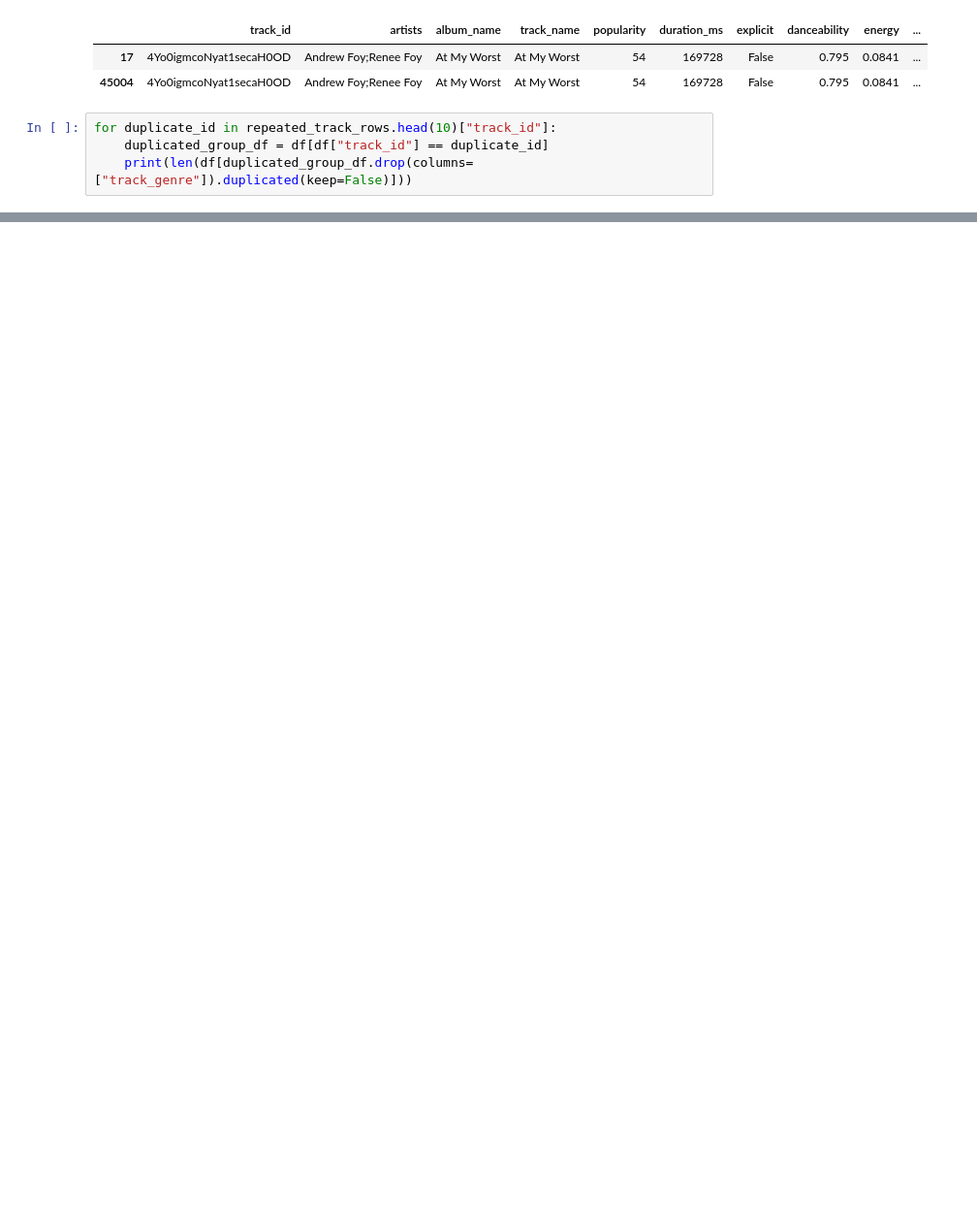
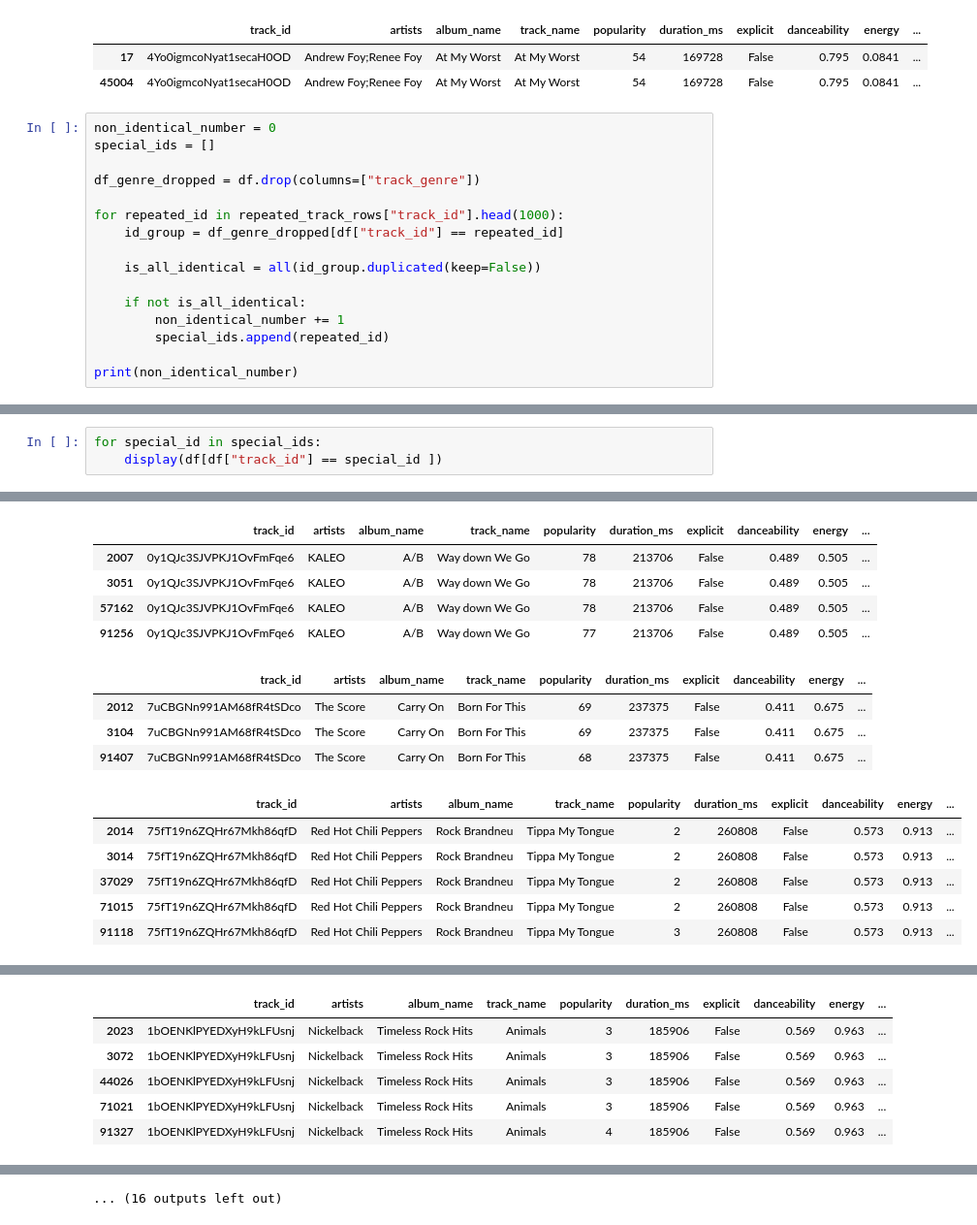
Before and after one commit to yusufarslan0/summer-of-ml-2026, a Jupyter notebook: projects/spotify-data-analysis/notebooks/exploration.ipynb, the cells around one changed output, grey strips where cells are left out. Shown at 97% size. Cells and saved outputs as stored; diff of their text form; blank space fills up the shorter version.

Commit message:
feat: investigate duplicate track IDs during EDA

```diff
--- a/projects/spotify-data-analysis/notebooks/exploration.ipynb
+++ b/projects/spotify-data-analysis/notebooks/exploration.ipynb
@@ -152,7 +152,19 @@ for duplicate_id in repeated_track_rows.head(10)["track_id"]:
 | 17 | 4Yo0igmcoNyat1secaH0OD | Andrew Foy;Renee Foy | At My Worst | At My Worst | 54 | 169728 | False | 0.795 | 0.0841 | ... |
 | 45004 | 4Yo0igmcoNyat1secaH0OD | Andrew Foy;Renee Foy | At My Worst | At My Worst | 54 | 169728 | False | 0.795 | 0.0841 | ... |
 # %%
-for duplicate_id in repeated_track_rows.head(10)["track_id"]:
-    duplicated_group_df = df[df["track_id"] == duplicate_id]
-    print(len(df[duplicated_group_df.drop(columns=["track_genre"]).duplicated(keep=False)]))
+non_identical_number = 0
+special_ids = []
+
+df_genre_dropped = df.drop(columns=["track_genre"])
+
+for repeated_id in repeated_track_rows["track_id"].head(1000):
+    id_group = df_genre_dropped[df["track_id"] == repeated_id]
+
+    is_all_identical = all(id_group.duplicated(keep=False))
+
+    if not is_all_identical:
+        non_identical_number += 1
+        special_ids.append(repeated_id)
+
+print(non_identical_number)
 # %% [output]
@@ -190,0 +176,4 @@ world-music
+# %%
+for special_id in special_ids:
+    display(df[df["track_id"] == special_id ])
+# %% [output]
@@ -190,0 +199,15 @@ world-music
+|  | track_id | artists | album_name | track_name | popularity | duration_ms | explicit | danceability | energy | ... |
+| 2007 | 0y1QJc3SJVPKJ1OvFmFqe6 | KALEO | A/B | Way down We Go | 78 | 213706 | False | 0.489 | 0.505 | ... |
+| 3051 | 0y1QJc3SJVPKJ1OvFmFqe6 | KALEO | A/B | Way down We Go | 78 | 213706 | False | 0.489 | 0.505 | ... |
+| 57162 | 0y1QJc3SJVPKJ1OvFmFqe6 | KALEO | A/B | Way down We Go | 78 | 213706 | False | 0.489 | 0.505 | ... |
+| 91256 | 0y1QJc3SJVPKJ1OvFmFqe6 | KALEO | A/B | Way down We Go | 77 | 213706 | False | 0.489 | 0.505 | ... |
+|  | track_id | artists | album_name | track_name | popularity | duration_ms | explicit | danceability | energy | ... |
+| 2012 | 7uCBGNn991AM68fR4tSDco | The Score | Carry On | Born For This | 69 | 237375 | False | 0.411 | 0.675 | ... |
+| 3104 | 7uCBGNn991AM68fR4tSDco | The Score | Carry On | Born For This | 69 | 237375 | False | 0.411 | 0.675 | ... |
+| 91407 | 7uCBGNn991AM68fR4tSDco | The Score | Carry On | Born For This | 68 | 237375 | False | 0.411 | 0.675 | ... |
+|  | track_id | artists | album_name | track_name | popularity | duration_ms | explicit | danceability | energy | ... |
+| 2014 | 75fT19n6ZQHr67Mkh86qfD | Red Hot Chili Peppers | Rock Brandneu | Tippa My Tongue | 2 | 260808 | False | 0.573 | 0.913 | ... |
+| 3014 | 75fT19n6ZQHr67Mkh86qfD | Red Hot Chili Peppers | Rock Brandneu | Tippa My Tongue | 2 | 260808 | False | 0.573 | 0.913 | ... |
+| 37029 | 75fT19n6ZQHr67Mkh86qfD | Red Hot Chili Peppers | Rock Brandneu | Tippa My Tongue | 2 | 260808 | False | 0.573 | 0.913 | ... |
+| 71015 | 75fT19n6ZQHr67Mkh86qfD | Red Hot Chili Peppers | Rock Brandneu | Tippa My Tongue | 2 | 260808 | False | 0.573 | 0.913 | ... |
+| 91118 | 75fT19n6ZQHr67Mkh86qfD | Red Hot Chili Peppers | Rock Brandneu | Tippa My Tongue | 3 | 260808 | False | 0.573 | 0.913 | ... |
@@ -190,0 +218,6 @@ world-music
+|  | track_id | artists | album_name | track_name | popularity | duration_ms | explicit | danceability | energy | ... |
+| 2023 | 1bOENKlPYEDXyH9kLFUsnj | Nickelback | Timeless Rock Hits | Animals | 3 | 185906 | False | 0.569 | 0.963 | ... |
+| 3072 | 1bOENKlPYEDXyH9kLFUsnj | Nickelback | Timeless Rock Hits | Animals | 3 | 185906 | False | 0.569 | 0.963 | ... |
+| 44026 | 1bOENKlPYEDXyH9kLFUsnj | Nickelback | Timeless Rock Hits | Animals | 3 | 185906 | False | 0.569 | 0.963 | ... |
+| 71021 | 1bOENKlPYEDXyH9kLFUsnj | Nickelback | Timeless Rock Hits | Animals | 3 | 185906 | False | 0.569 | 0.963 | ... |
+| 91327 | 1bOENKlPYEDXyH9kLFUsnj | Nickelback | Timeless Rock Hits | Animals | 4 | 185906 | False | 0.569 | 0.963 | ... |
@@ -190,0 +235 @@ world-music
+... (16 outputs left out)
```
Also changed, not shown: parts of 10 cells of this notebook.
